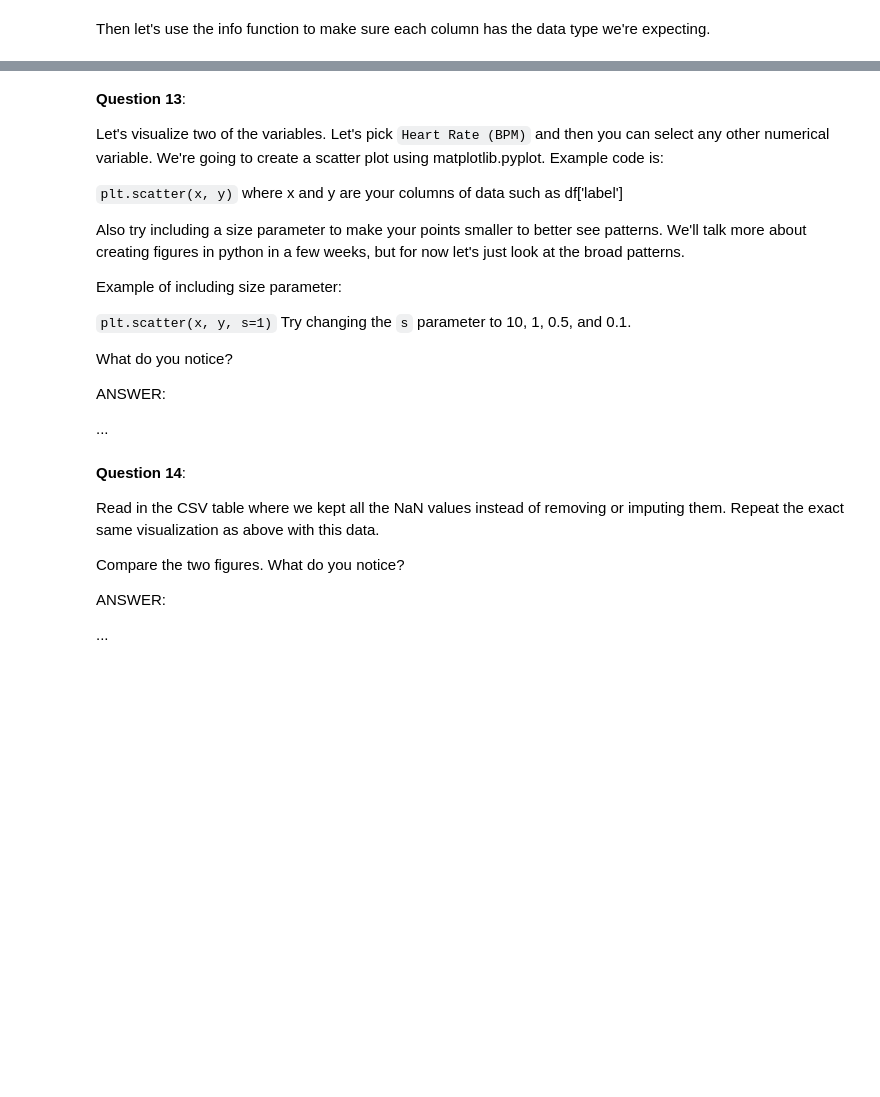
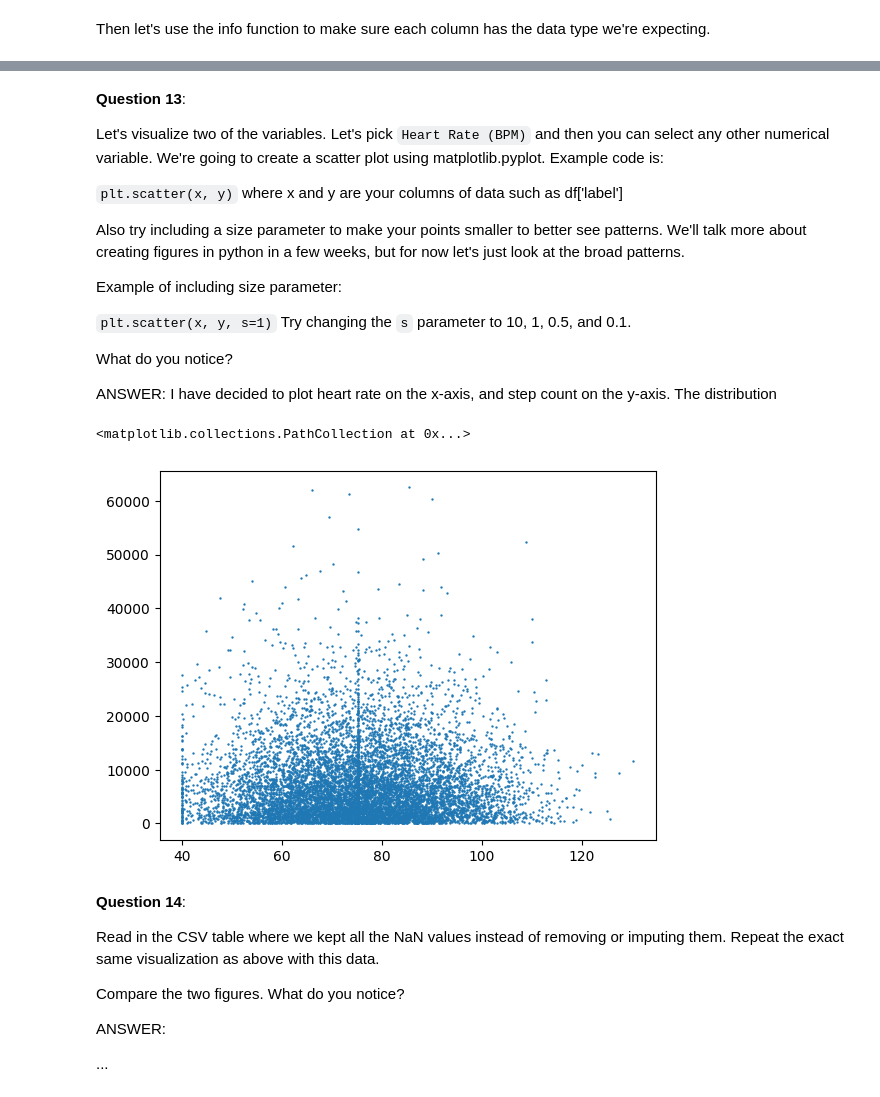
Before and after one commit to BMC-Intersectional-Data-Feminism/exercise-2-data-cleaning-and-analysis-annak-n, a Jupyter notebook: exercise2.ipynb, the cells around one changed output, grey strips where cells are left out. Cells and saved outputs as stored; diff of their text form; code cells hidden in the pictures; blank space fills up the shorter version.

```diff
--- a/exercise2.ipynb
+++ b/exercise2.ipynb
@@ -592,20 +594,21 @@ What do you notice? There are several values that could and should be combined b
 `Sedentary` = `3`
 # %%
 ## Highly Active
-highlyActive = smartwatch_stress[(smartwatch_stress['Activity Level'] == ...) | (smartwatch_stress['Activity Level'] == ...)]  ## Pull out rows for two unique values matching highly active
-highlyActive['Activity Level'] = ...  ## Reset the text in the column to either 'Highly Active'
-highlyActive['NumActivity'] = ... ## set the number for the numerical value
 
+highlyActive = smartwatch_stress[(smartwatch_stress['Activity Level'] == 'Highly_Active') | (smartwatch_stress['Activity Level'] == 'Highly Active')]  ## Pull out rows for two unique values matching highly active
+#highlyActive['Activity Level'] = 'Highly Active'  ## Reset the text in the column to either 'Highly Active'
+highlyActive.loc[:,'Activity Level'] = 'Highly Active'
+highlyActive['NumActivity'] = 1 ## set the number for the numerical value
 
 ## Active
-active = ...
-...
-...
+active = smartwatch_stress[(smartwatch_stress['Activity Level'] == 'Actve') | (smartwatch_stress['Activity Level'] == 'Active')]  ## Pull out rows for two unique values matching active
+active['Activity Level'] = 'Active'  ## Reset the text in the column to Active
+active['NumActivity'] = 2 ## set the number for the numerical value
 
 ## Sedentary
-sedentary = ...
-...
-...
+sedentary = smartwatch_stress[(smartwatch_stress['Activity Level'] == 'Seddentary') | (smartwatch_stress['Activity Level'] == 'Sedentary')]  ## Pull out rows for two unique values matching sedentary
+sedentary['Activity Level'] = 'Sedentary'  ## Reset the text in the column to sedentary
+sedentary['NumActivity'] = 3 ## set the number for the numerical value
 
 final_table = pd.concat([highlyActive, active, sedentary, smartwatch_stress[smartwatch_stress['Activity Level'].isnull()]])
 final_table
@@ -634,6 +692,4 @@ Example of including size parameter:
 
 What do you notice?
 
-ANSWER:
-
-...
+ANSWER: I have decided to plot heart rate on the x-axis, and step count on the y-axis. The distribution
@@ -642,3 +696,8 @@ ANSWER:
+# %%
+plt.scatter((final_table['Heart Rate (BPM)']), (final_table['Step Count']), s=0.5)
+# %% [output]
+<matplotlib.collections.PathCollection at 0x...>
+[figure, added]
 # %% [markdown]
 **Question 14**:
 
```
Also changed, not shown: parts of 19 cells of this notebook, 1 other file.
